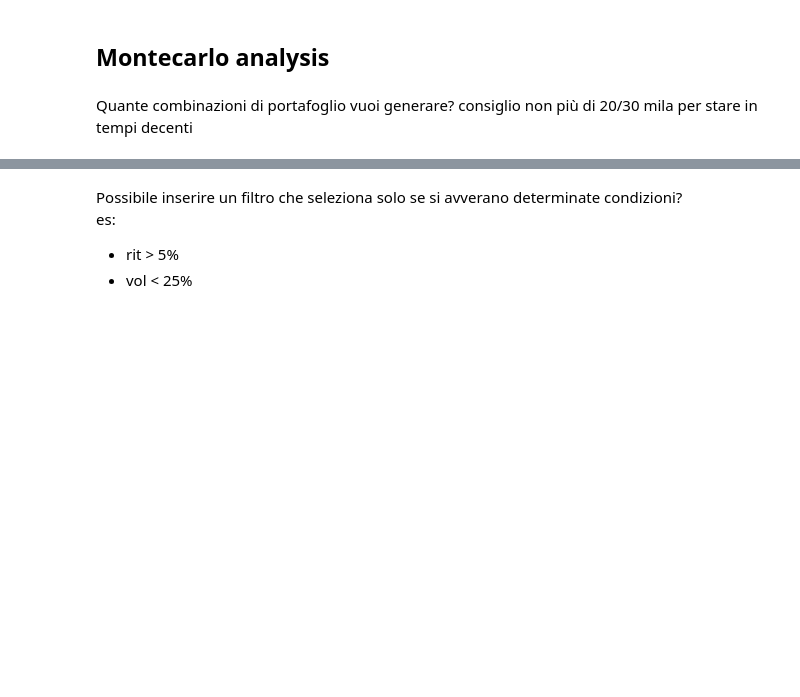
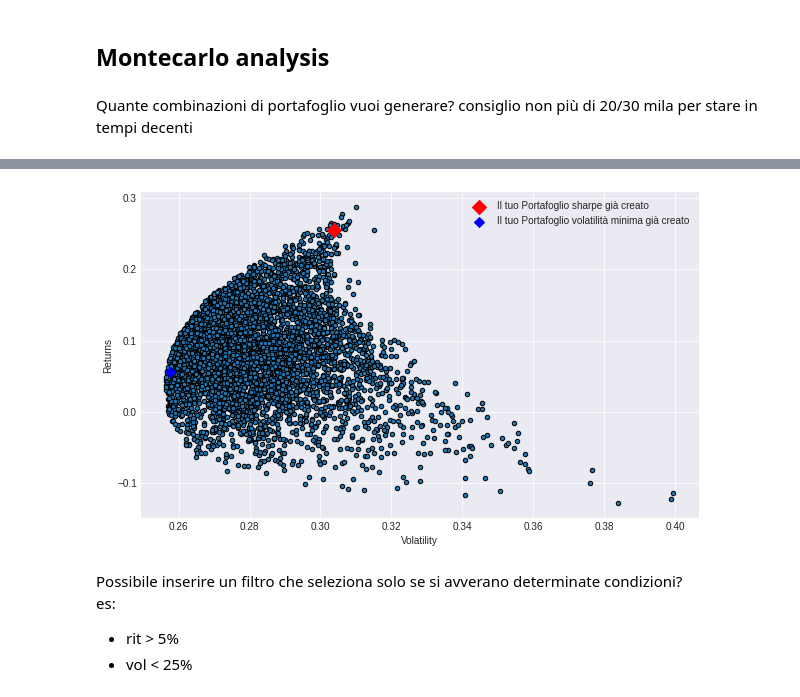
Before and after one commit to Gambi97/Portfolio-Optimization, a Jupyter notebook: Portfolio_management.ipynb, the cells around one changed output, grey strips where cells are left out. Saved outputs shown, nothing was run; the diff lists cells and outputs as text; code cells hidden in the pictures; blank space fills up the shorter version.

Commit message:
versione aggiornata con validation

```diff
--- a/Portfolio_management.ipynb
+++ b/Portfolio_management.ipynb
@@ -263,3 +338,7 @@ portfolio_plot(pf_data, money_sharpe, money_vol);
+# %%
+validation(assets,end_date,sharpe_portfolio,min_variance_port)
+# %% [output]
+[figure, added]
 # %% [markdown]
 Possibile inserire un filtro che seleziona solo se si avverano determinate condizioni?
   es:
```
Also changed, not shown: parts of 11 cells of this notebook.
